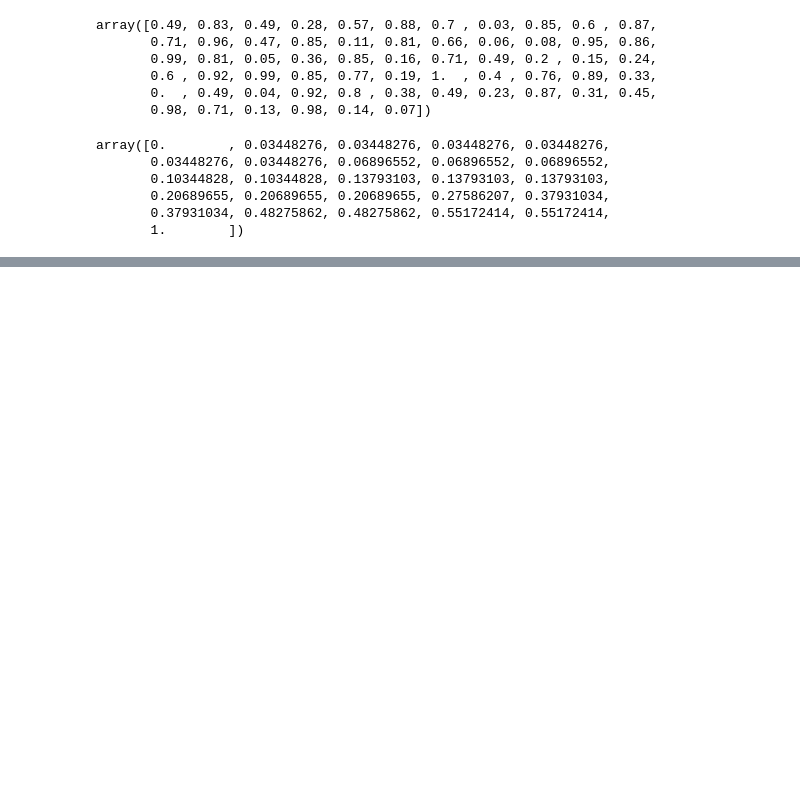
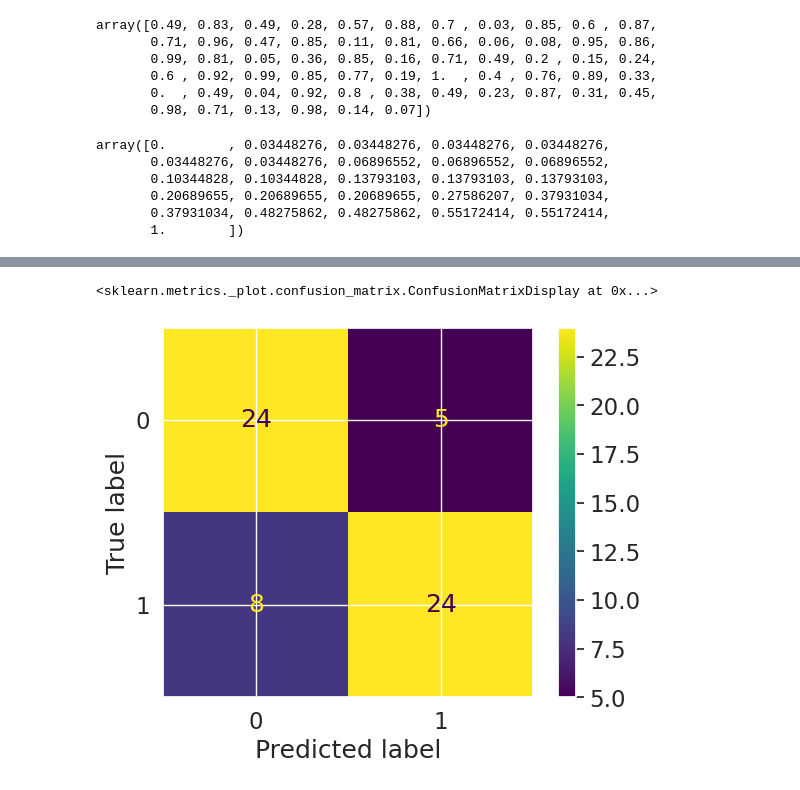
Before and after one commit to johnnvas/scikitlearn-demo, a Jupyter notebook: scikit-learn_demo.ipynb, the cells around one changed output, grey strips where cells are left out. Cells and saved outputs as stored; diff of their text form; code cells hidden in the pictures; blank space fills up the shorter version.

```diff
--- a/scikit-learn_demo.ipynb
+++ b/scikit-learn_demo.ipynb
@@ -1089,0 +1165,5 @@ array([0.        , 0.03448276, 0.03448276, 0.03448276, 0.03448276,
+# %%
+ConfusionMatrixDisplay.from_predictions(y_test, y_preds)
+# %% [output]
+<sklearn.metrics._plot.confusion_matrix.ConfusionMatrixDisplay at 0x...>
+[figure, added]
```
Also changed, not shown: parts of 7 cells of this notebook.
